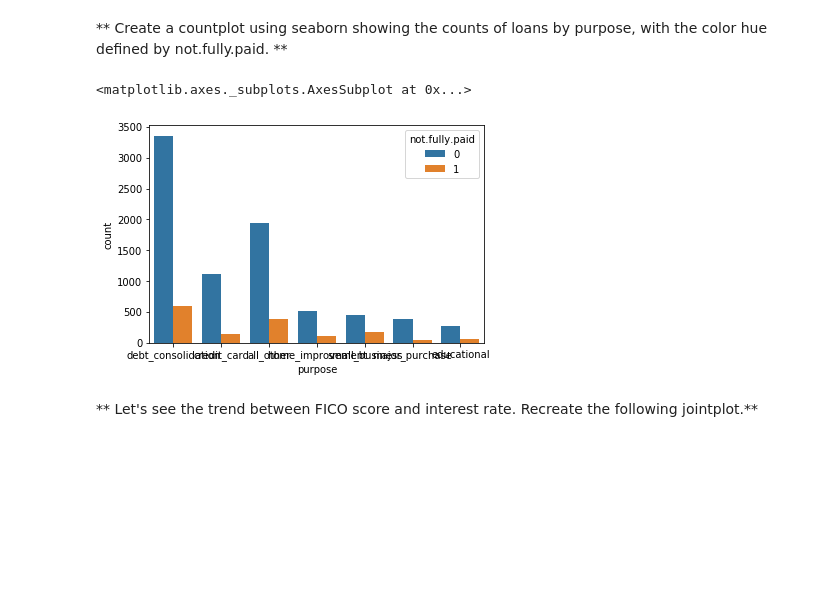
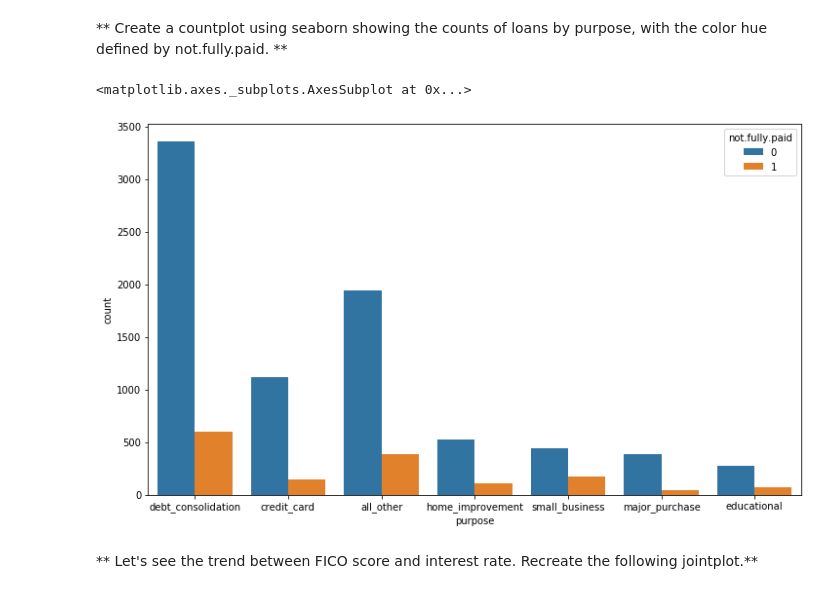
Before and after one commit to samundrud/Udemy-Python-Data-Science-and-ML, a Jupyter notebook: 15-Decision-Trees-and-Random-Forests/02-Decision Trees and Random Forest Project-Sarah.ipynb, the cells around one changed output. Saved outputs shown, nothing was run; the diff lists cells and outputs as text; code cells hidden in the pictures; blank space fills up the shorter version.

```diff
--- a/15-Decision-Trees-and-Random-Forests/02-Decision Trees and Random Forest Project-Sarah.ipynb
+++ b/15-Decision-Trees-and-Random-Forests/02-Decision Trees and Random Forest Project-Sarah.ipynb
@@ -124,10 +117,11 @@ plt.show()
 # %% [markdown]
 ** Create a countplot using seaborn showing the counts of loans by purpose, with the color hue defined by not.fully.paid. **
 # %%
+plt.figure(figsize=(12,7))
 sns.countplot(loans['purpose'], hue=loans['not.fully.paid'])
 # %% [output]
 <matplotlib.axes._subplots.AxesSubplot at 0x...>
-[figure, old version]
+[figure, new version]
 # %% [markdown]
 ** Let's see the trend between FICO score and interest rate. Recreate the following jointplot.**
 # %%
```
Also changed, not shown: parts of 30 cells of this notebook.
